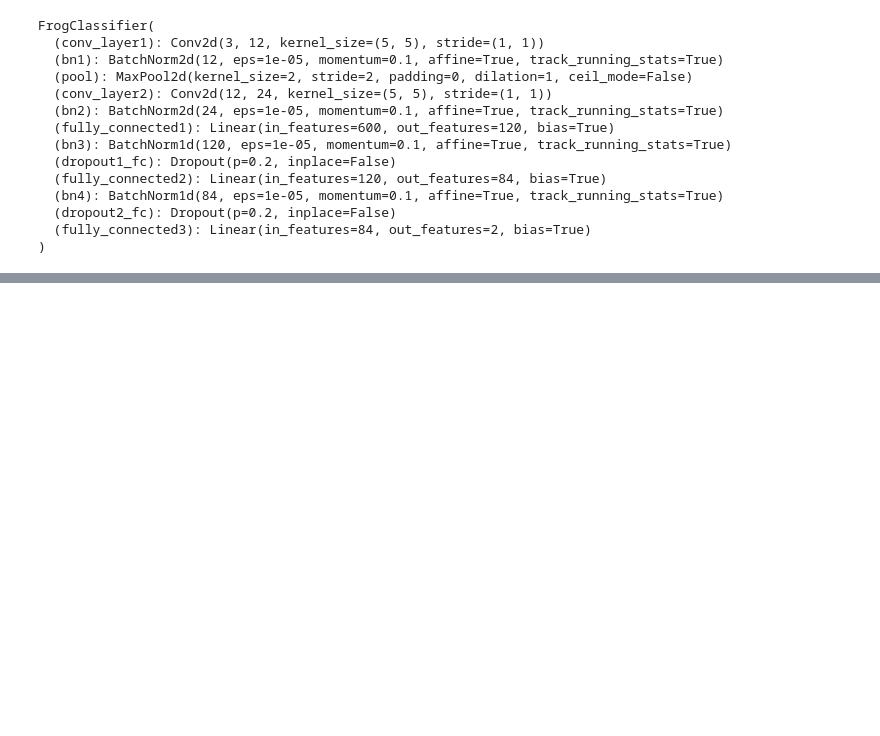
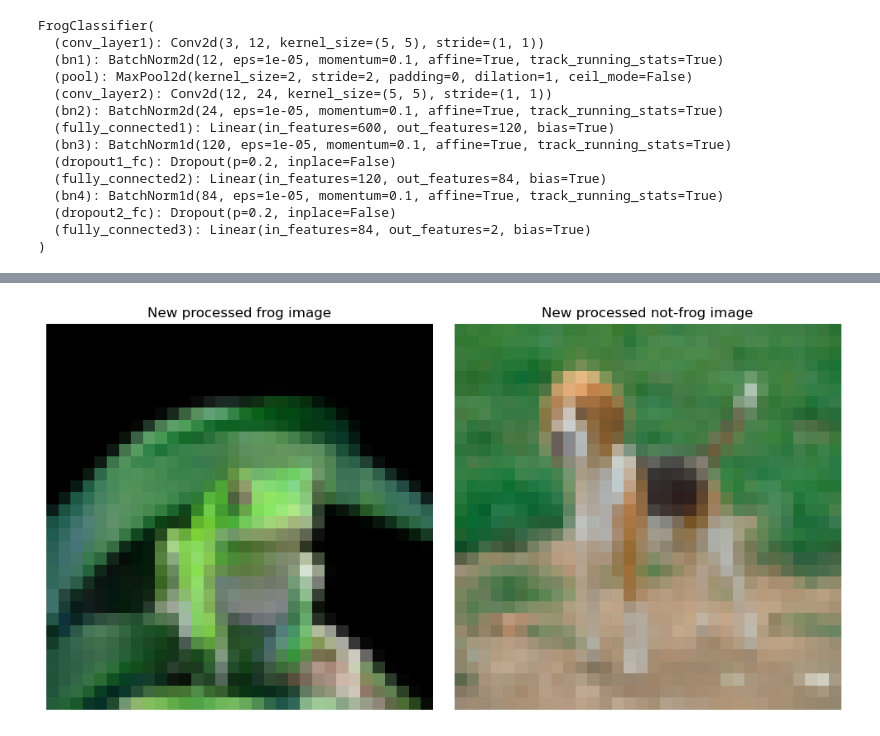
Before and after one commit to StefanMalv/INFO284_SemesterOppgave_2025V, a Jupyter notebook: Oppgave2/main2.ipynb, the cells around one changed output, grey strips where cells are left out. Cells and saved outputs as stored; diff of their text form; code cells hidden in the pictures; blank space fills up the shorter version.

```diff
--- a/Oppgave2/main2.ipynb
+++ b/Oppgave2/main2.ipynb
@@ -359,0 +397,36 @@ Accuracy: 92.26% | Recall (frog): 0.7972
+# %%
+# Present image to be processed
+
+# Apply transform
+transformed_frog_image = new_transform(frog_image)
+transformed_not_frog_image = new_transform(not_frog_image)
+
+
+transformed_frog_image = unnormalize(transformed_frog_image)
+transformed_not_frog_image = unnormalize(transformed_not_frog_image)
+
+# Convert to (H, W, C) and clip for valid pixel range
+display_image_forg = transformed_frog_image.permute(1, 2, 0).numpy()
+display_image_not_forg = transformed_not_frog_image.permute(1, 2, 0).numpy()
+
+# Clip intervals outside of normalisation range
+display_image_forg = np.clip(display_image_forg, 0, 1)
+display_image_not_forg = np.clip(display_image_not_forg, 0, 1)
+# %%
+# Display preprocessed images
+
+fig, axes = plt.subplots(1, 2, figsize=(10, 5))
+
+axes[0].imshow(display_image_forg)
+axes[0].set_title("New processed frog image")
+axes[0].axis("off")
+
+
+axes[1].imshow(display_image_not_forg)
+axes[1].set_title("New processed not-frog image")
+axes[1].axis("off")
+
+plt.tight_layout()
+plt.show()
+# %% [output]
+[figure, added]
```
Also changed, not shown: parts of 10 cells of this notebook, 2 other files.
